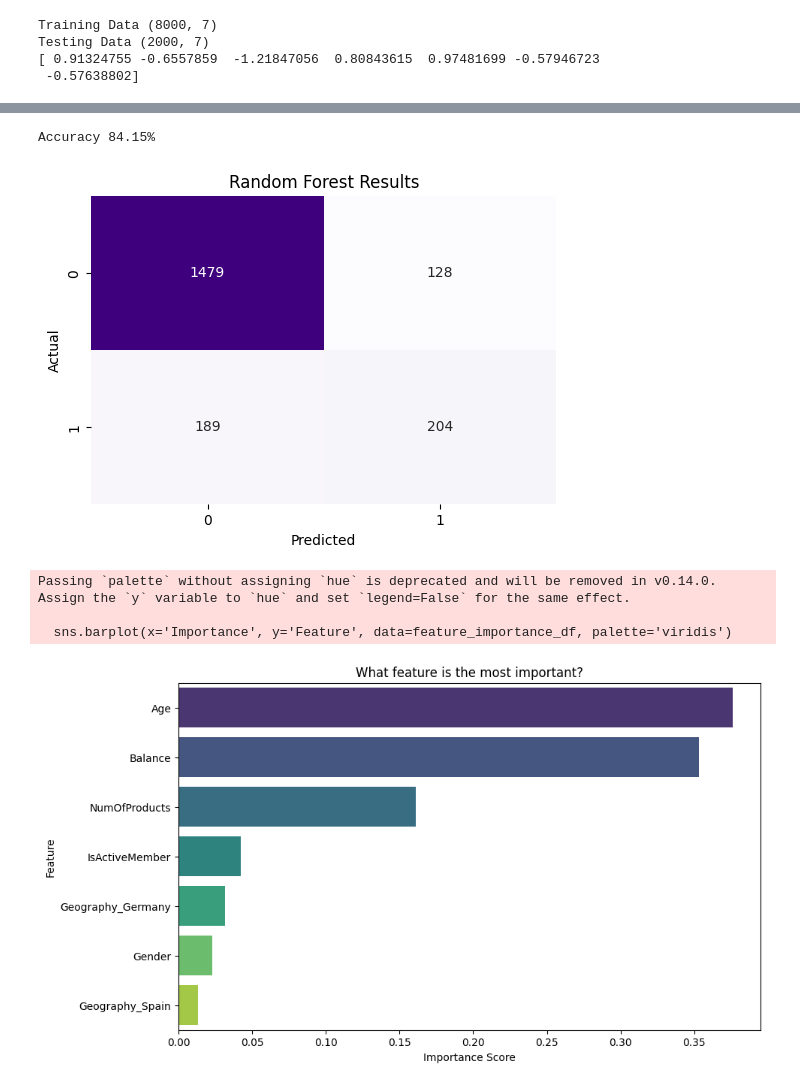
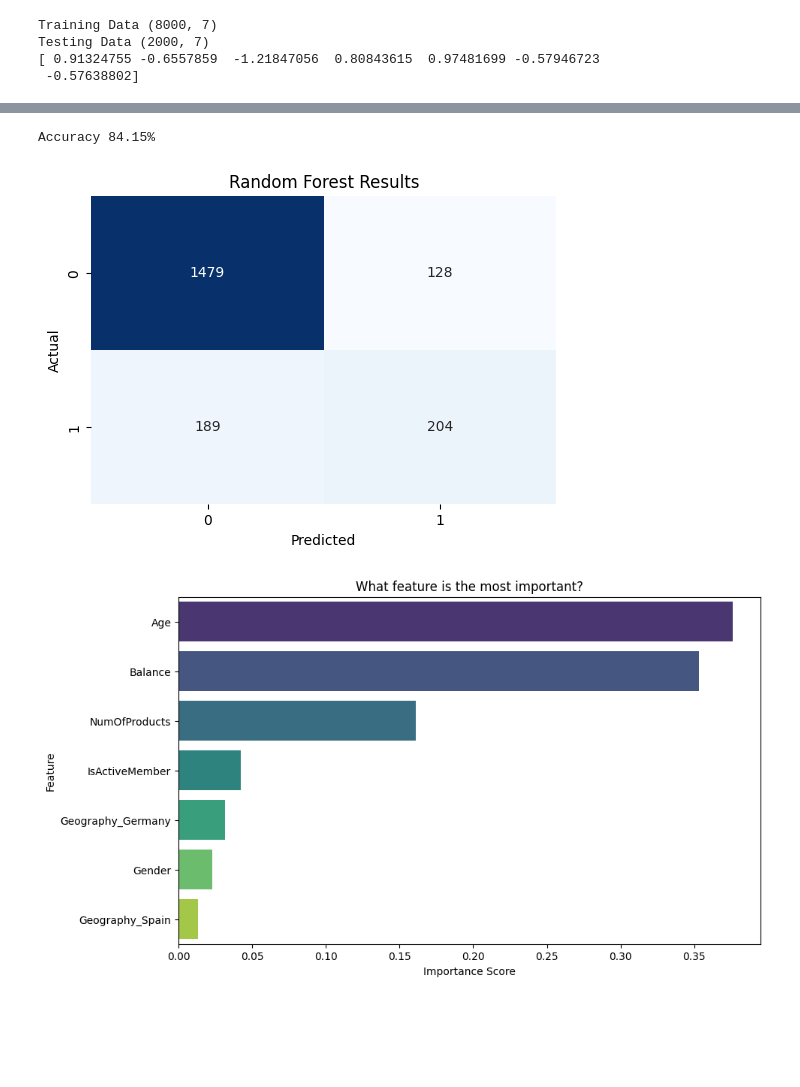
Before and after one commit to vee234o/AI-Now-Churn-Project, a Jupyter notebook: churn_prediction.ipynb, the cells around one changed output, grey strips where cells are left out. Saved outputs shown, nothing was run; the diff lists cells and outputs as text; code cells hidden in the pictures; blank space fills up the shorter version.

````diff
--- a/churn_prediction.ipynb
+++ b/churn_prediction.ipynb
@@ -243,48 +233,42 @@ I had to change the model used because even after using the argument
 ```
 the model payed more attention to the customers who leave
 # %%
-
-#  Initializing the Random Forest
 rf_model = RandomForestClassifier(n_estimators=100, class_weight='balanced', random_state=42)
 
 rf_model.fit(X_train_scaled, y_train)
-y_pred_rf = rf_model.predict(X_test_scaled)
+y_pred= rf_model.predict(X_test_scaled)
 
-acc = accuracy_score(y_test, y_pred_rf)
+acc = accuracy_score(y_test, y_pred)
 print(f"Accuracy {acc*100:.2f}%")
 
-# 5. Visualize the New Confusion Matrix
-cm_rf = confusion_matrix(y_test, y_pred_rf)
+cm_rf = confusion_matrix(y_test, y_pred)
 
 plt.figure(figsize=(6, 4))
-sns.heatmap(cm_rf, annot=True, fmt='d', cmap='Purples', cbar=False)
+sns.heatmap(cm_rf, annot=True, fmt='d', cmap='Blues', cbar=False)
 plt.title('Random Forest Results')
 plt.xlabel('Predicted')
 plt.ylabel('Actual')
 plt.show()
 # %% [output]
 Accuracy 84.15%
-[figure, old version]
+[figure, new version]
 # %%
 
 importances = rf_model.feature_importances_
 
-# 2. Match them to column names
+#creating a dataframe with the column names and their importance
 feature_names = x.columns
 feature_importance_df = pd.DataFrame({'Feature': feature_names, 'Importance': importances})
 
-# 3. Sort them (Highest importance on top)
+#Sorting them (Highest importance on top)
 feature_importance_df = feature_importance_df.sort_values(by='Importance', ascending=False)
 
-# 4. Plot it
+#Plot it
 plt.figure(figsize=(10, 6))
-sns.barplot(x='Importance', y='Feature', data=feature_importance_df, palette='viridis')
+sns.barplot(x='Importance', y='Feature', data=feature_importance_df, palette='viridis', hue='Feature', legend=False)
 plt.title('What feature is the most important?')
 plt.xlabel('Importance Score')
 plt.ylabel('Feature')
 plt.show()
 # %% [output]
-Passing `palette` without assigning `hue` is deprecated and will be removed in v0.14.0. Assign the `y` variable to `hue` and set `legend=False` for the same effect.
-
-  sns.barplot(x='Importance', y='Feature', data=feature_importance_df, palette='viridis')
 [figure]
````
Also changed, not shown: parts of 10 cells of this notebook.
